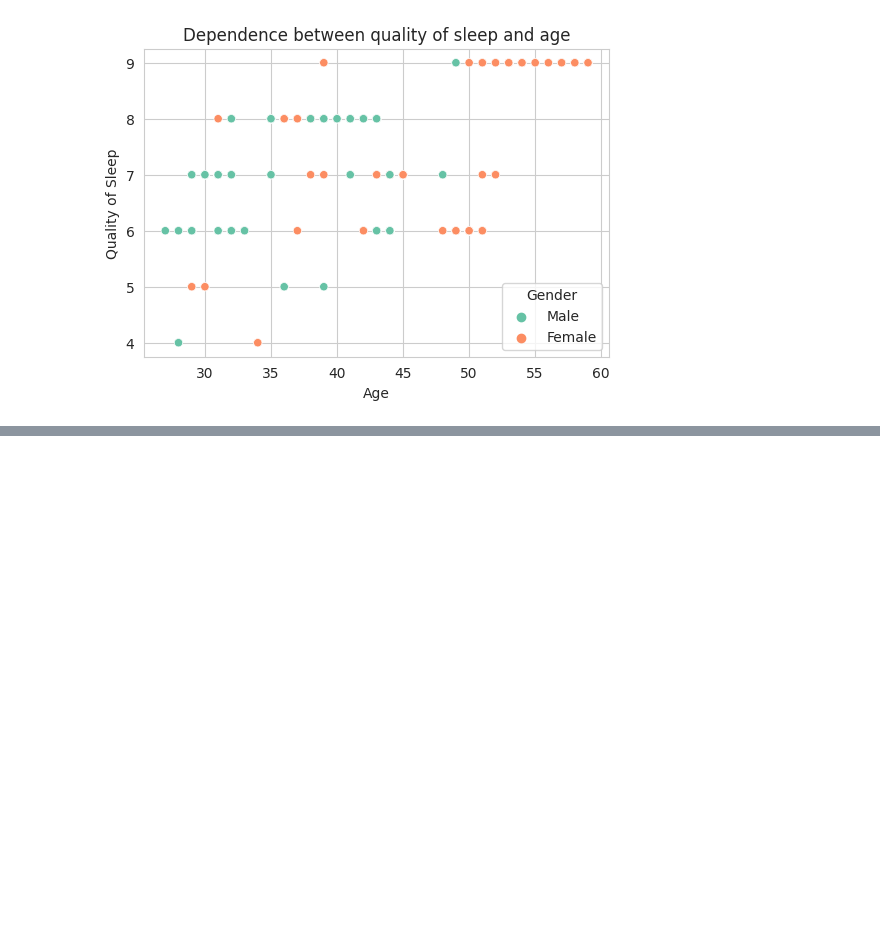
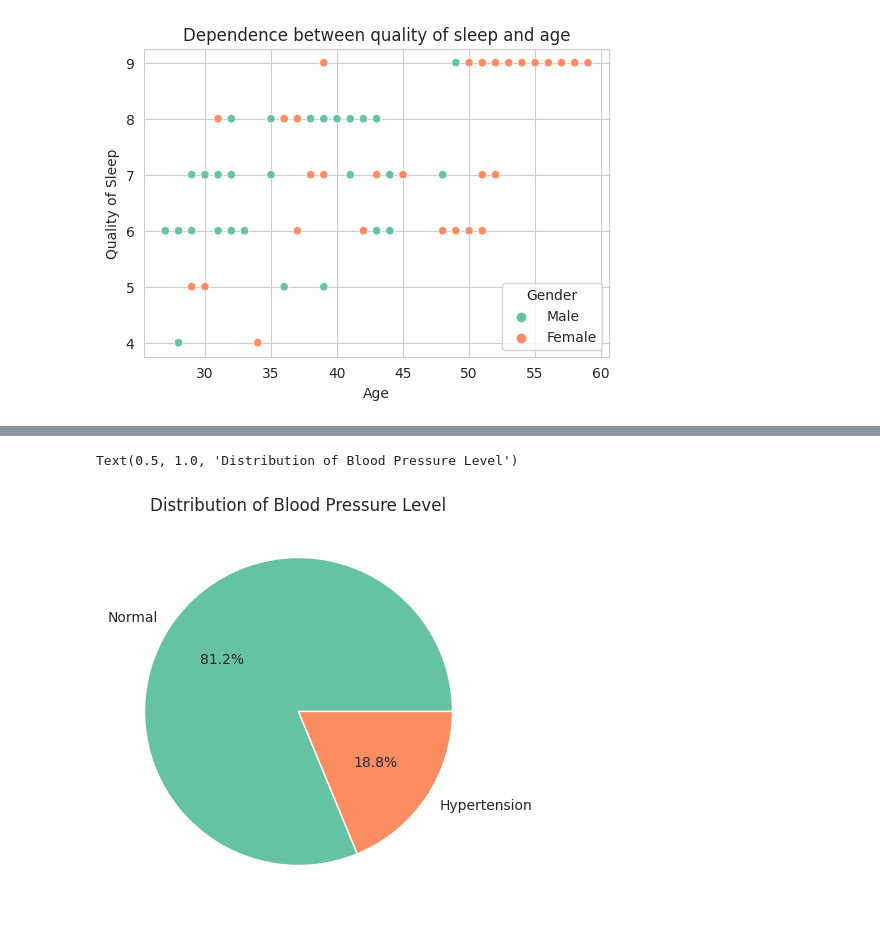
Before and after one commit to MartaSeidler/Kaggle_Sleep_Health_and_Lifestyle, a Jupyter notebook: sleep-health-and-lifestyle.ipynb, the cells around one changed output, grey strips where cells are left out. Saved outputs shown, nothing was run; the diff lists cells and outputs as text; code cells hidden in the pictures; blank space fills up the shorter version.

```diff
--- a/sleep-health-and-lifestyle.ipynb
+++ b/sleep-health-and-lifestyle.ipynb
@@ -194,0 +243,9 @@ sns.scatterplot(data=df, x='Age', y='Quality of Sleep', hue='Gender')
+# %%
+plt.figure(figsize=(5, 5))
+plt.pie(df['Blood Pressure Level'].value_counts(),
+        labels=df['Blood Pressure Level'].unique(),
+        autopct='%1.1f%%')
+plt.title("Distribution of Blood Pressure Level")
+# %% [output]
+Text(0.5, 1.0, 'Distribution of Blood Pressure Level')
+[figure, added]
```
Also changed, not shown: parts of 15 cells of this notebook.
